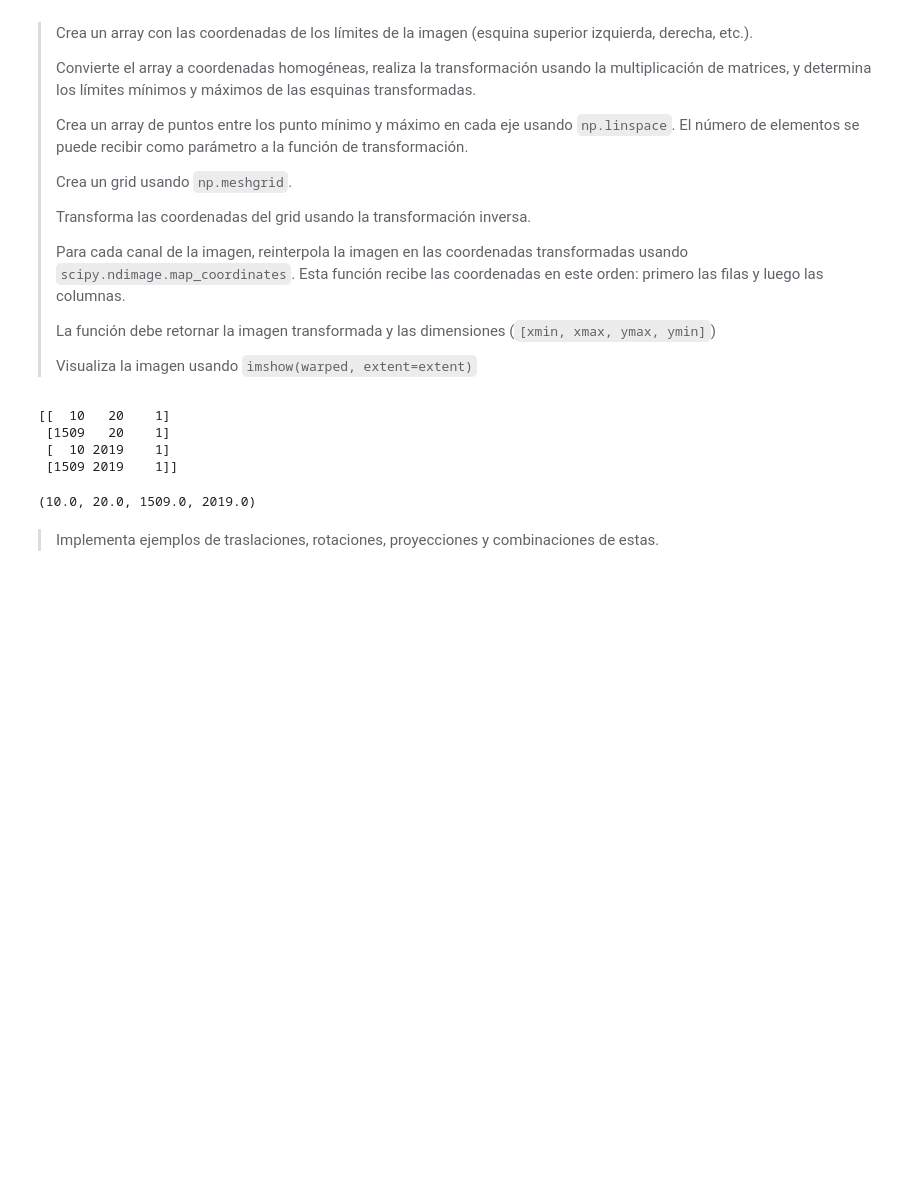
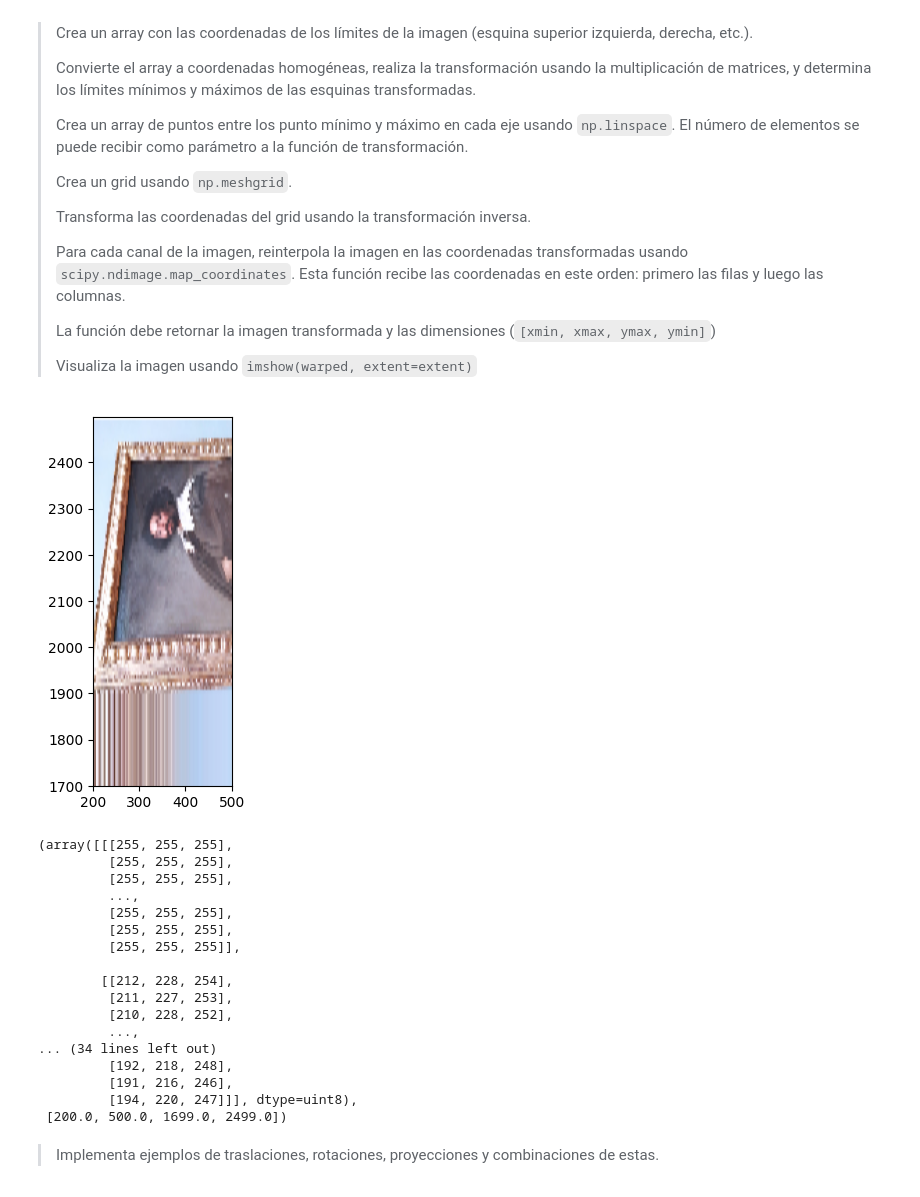
Before and after one commit to revekkadiana/Visi-n_Artificial, a Jupyter notebook: Prac06-Transforma.ipynb, the cells around one changed output. Saved outputs shown, nothing was run; the diff lists cells and outputs as text; code cells hidden in the pictures; blank space fills up the shorter version.

```diff
--- a/Prac06-Transforma.ipynb
+++ b/Prac06-Transforma.ipynb
@@ -86,8 +86,9 @@ None
 >
 > Visualiza la imagen usando `imshow(warped, extent=extent)`
 # %%
-dx = 10  # traslación en el eje x
-dy = 20  # traslación en el eje y
+from scipy.ndimage import map_coordinates
+dx = 200  # traslación en el eje x
+dy = 500  # traslación en el eje y
 matrix = np.array([[1, 0, dx],
                    [0, 1, dy],
                    [0, 0, 1]])
@@ -95,50 +96,71 @@ def transform_image(img,matrix,num_points):
     #Detectamos los limites de la imagen
     superior_izquierda=[0,0,1]
     superior_derecha=[img.shape[1]-1,0,1]
     inferior_izquierda=[0,img.shape[0]-1,1]
     inferior_derecha=[img.shape[1]-1,img.shape[0]-1,1]
 
     esquinas = np.array([superior_izquierda,superior_derecha,inferior_izquierda,inferior_derecha])
     #Realizamos la transformacion-convertimos a coordenadas homogeneas
     esquinas_transformadas_homogeneas = np.dot(matrix, esquinas.T).T
-    print(esquinas_transformadas_homogeneas)
     # Convertir las coordenadas homogéneas a coordenadas cartesianas
     esquinas_transformadas = esquinas_transformadas_homogeneas[:, :2] / esquinas_transformadas_homogeneas[:, 2][:, None]
 
     # Calcular los límites mínimos y máximos de las esquinas transformadas
     min_x, min_y = np.min(esquinas_transformadas, axis=0)
     max_x, max_y = np.max(esquinas_transformadas, axis=0)
 
     #Crear array de puntos entre el min y el max
     x_points = np.linspace(min_x, max_x, num_points)
     y_points = np.linspace(min_y, max_y, num_points)
 
     # Crear grid bidimensional usando np.meshgrid
     x_grid, y_grid = np.meshgrid(x_points, y_points)
 
     #Hacer la inversa de las coordenadas con la transformada
+    inverse_matrix = np.linalg.inv(matrix)
+    inverse_transformed_coords = inverse_matrix @ np.vstack((x_grid.flatten(), y_grid.flatten(), np.ones_like(x_grid.flatten())))
+    # Reorganizar las coordenadas para map_coordinates
+    coords = np.vstack((inverse_transformed_coords[1, :], inverse_transformed_coords[0, :]))
+    # warped = np.zeros_like(img)
+    # for channel in range(img.shape[2]):
+    #    warped[:,:,channel] = map_coordinates(img[:,:,channel], coords, order=1, mode='nearest').reshape((num_points, num_points))
+    # # Definir las dimensiones para la visualización
+    extent = [min_x, min_y, max_x, max_y]
+        # Reinterpretar la imagen en las coordenadas transformadas
+    warped = np.zeros((num_points, num_points, img.shape[2]), dtype=img.dtype)
+    for channel in range(img.shape[2]):
+        warped[:,:,channel] = map_coordinates(img[:,:,channel], np.flip(coords, axis=0), order=1, mode='nearest').reshape((num_points, num_points))
 
+# Definir las dimensiones para la visualización
+    # Visualizar la imagen transformada
+    plt.imshow(warped, extent=extent)
+    plt.show()
 
-
-
-
-    #Primero filas y luego columnas
-    for channel in range(img.shape[2]):
-        scipy.ndimage.map_coordinates(y_grid,x_grid)
-
-
-    return min_x, min_y, max_x, max_y
+    return warped,extent
 
 
 img = skimage.io.imread("pareja.png")
-
-transform_image(img,matrix)
+img.astype(np.float64)
+transform_image(img,matrix,100)
 # %% [output]
+[figure, added]
-[[  10   20    1]
- [1509   20    1]
- [  10 2019    1]
- [1509 2019    1]]
+(array([[[255, 255, 255],
+         [255, 255, 255],
+         [255, 255, 255],
+         ...,
+         [255, 255, 255],
+         [255, 255, 255],
+         [255, 255, 255]],
+
+        [[212, 228, 254],
+         [211, 227, 253],
+         [210, 228, 252],
+         ...,
+... (34 lines left out)
+         [192, 218, 248],
+         [191, 216, 246],
+         [194, 220, 247]]], dtype=uint8),
+ [200.0, 500.0, 1699.0, 2499.0])
-(10.0, 20.0, 1509.0, 2019.0)
 # %% [markdown]
 > Implementa ejemplos de traslaciones, rotaciones, proyecciones y combinaciones de estas.
 # %% [markdown]
```
Also changed, not shown: 1 other file.
